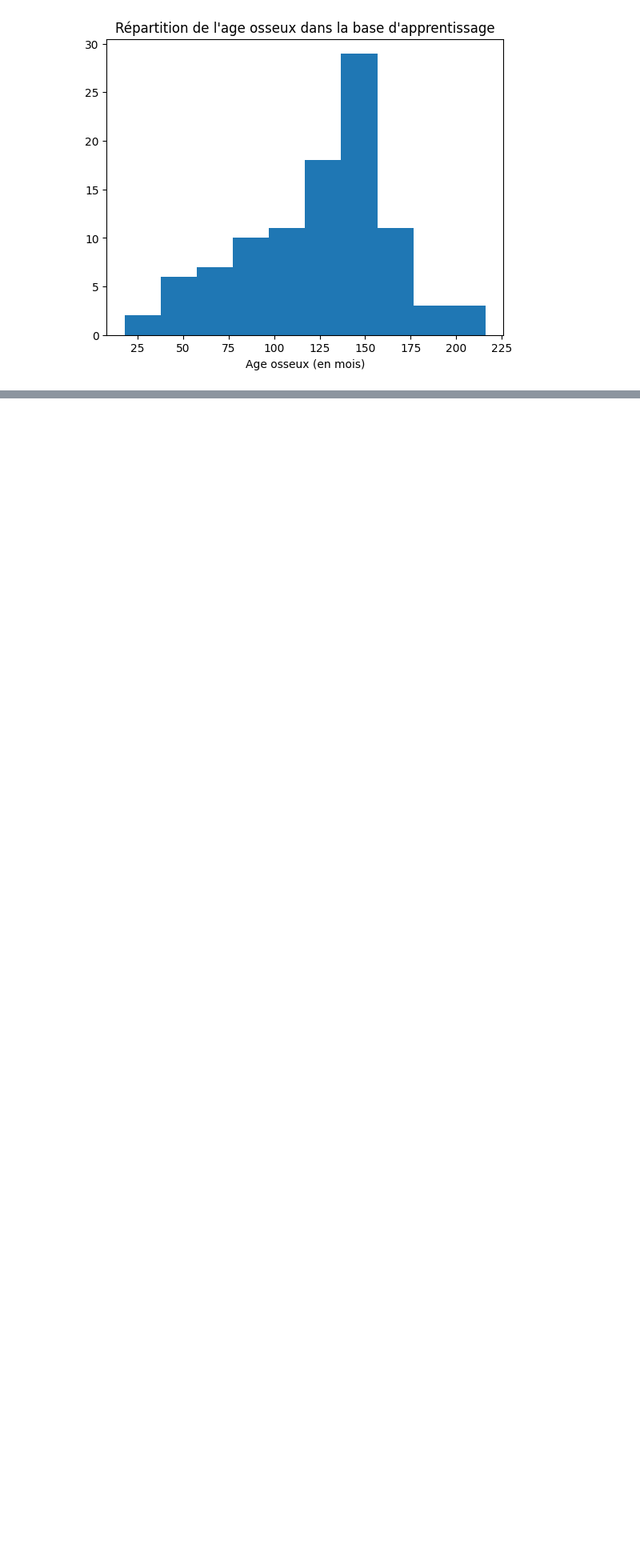
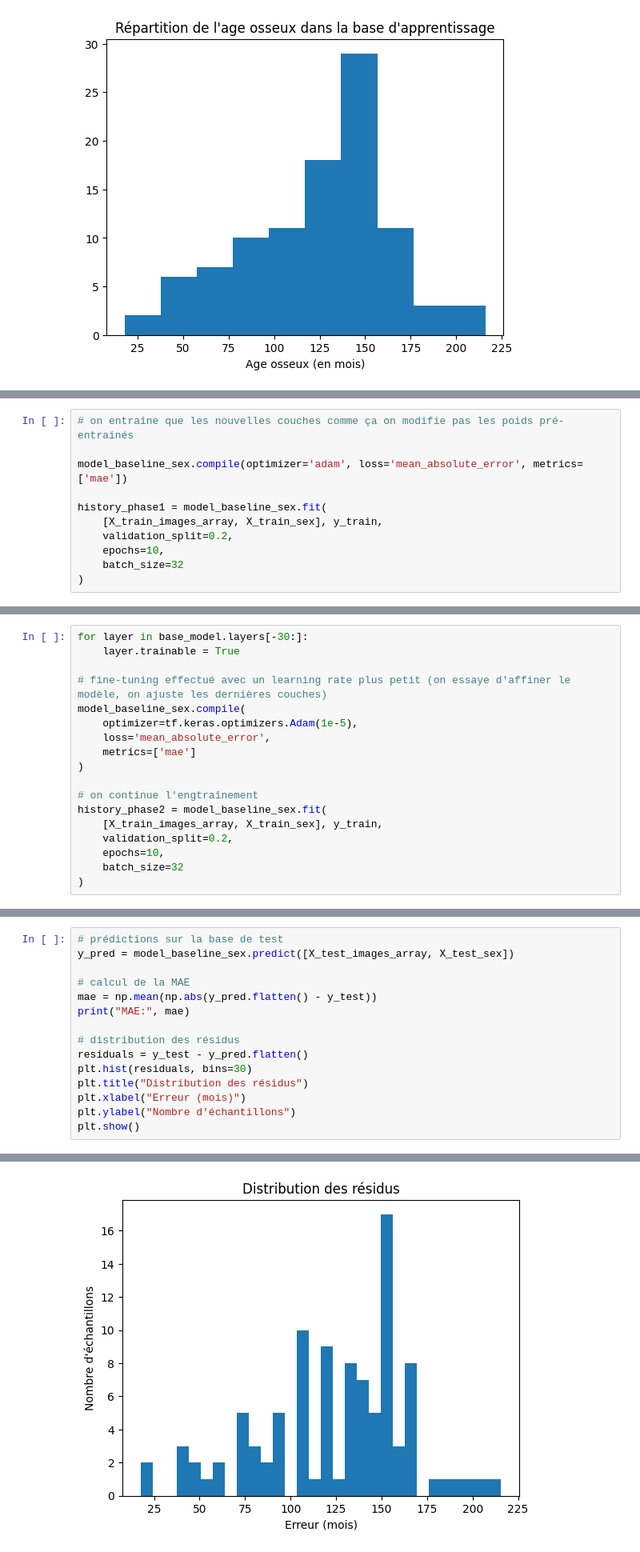
Before and after one commit to adl-vrd/X_ray, a Jupyter notebook: main.ipynb, the cells around one changed output, grey strips where cells are left out. Shown: that part at 80% size. Cells and saved outputs as stored; diff of their text form; blank space fills up the shorter version.

Commit message:
modele

```diff
--- a/main.ipynb
+++ b/main.ipynb
@@ -144,0 +232,11 @@ Dimension du array contenant les sexes de la base de test : (100,)
+# %%
+# on entraîne que les nouvelles couches comme ça on modifie pas les poids pré-entrainés
+
+model_baseline_sex.compile(optimizer='adam', loss='mean_absolute_error', metrics=['mae'])
+
+history_phase1 = model_baseline_sex.fit(
+    [X_train_images_array, X_train_sex], y_train,
+    validation_split=0.2,
+    epochs=10,
+    batch_size=32
+)
@@ -144,0 +264,18 @@ Dimension du array contenant les sexes de la base de test : (100,)
+# %%
+for layer in base_model.layers[-30:]:
+    layer.trainable = True
+
+# fine-tuning effectué avec un learning rate plus petit (on essaye d'affiner le modèle, on ajuste les dernières couches)
+model_baseline_sex.compile(
+    optimizer=tf.keras.optimizers.Adam(1e-5),
+    loss='mean_absolute_error',
+    metrics=['mae']
+)
+
+# on continue l'engtraînement
+history_phase2 = model_baseline_sex.fit(
+    [X_train_images_array, X_train_sex], y_train,
+    validation_split=0.2,
+    epochs=10,
+    batch_size=32
+)
@@ -144,0 +303,16 @@ Dimension du array contenant les sexes de la base de test : (100,)
+# %%
+# prédictions sur la base de test
+y_pred = model_baseline_sex.predict([X_test_images_array, X_test_sex])
+
+# calcul de la MAE
+mae = np.mean(np.abs(y_pred.flatten() - y_test))
+print("MAE:", mae)
+
+# distribution des résidus
+residuals = y_test - y_pred.flatten()
+plt.hist(residuals, bins=30)
+plt.title("Distribution des résidus")
+plt.xlabel("Erreur (mois)")
+plt.ylabel("Nombre d'échantillons")
+plt.show()
+# %% [output]
@@ -144,0 +321 @@ Dimension du array contenant les sexes de la base de test : (100,)
+[figure, added]
```
Also changed, not shown: parts of 9 cells of this notebook, 1 other file.
